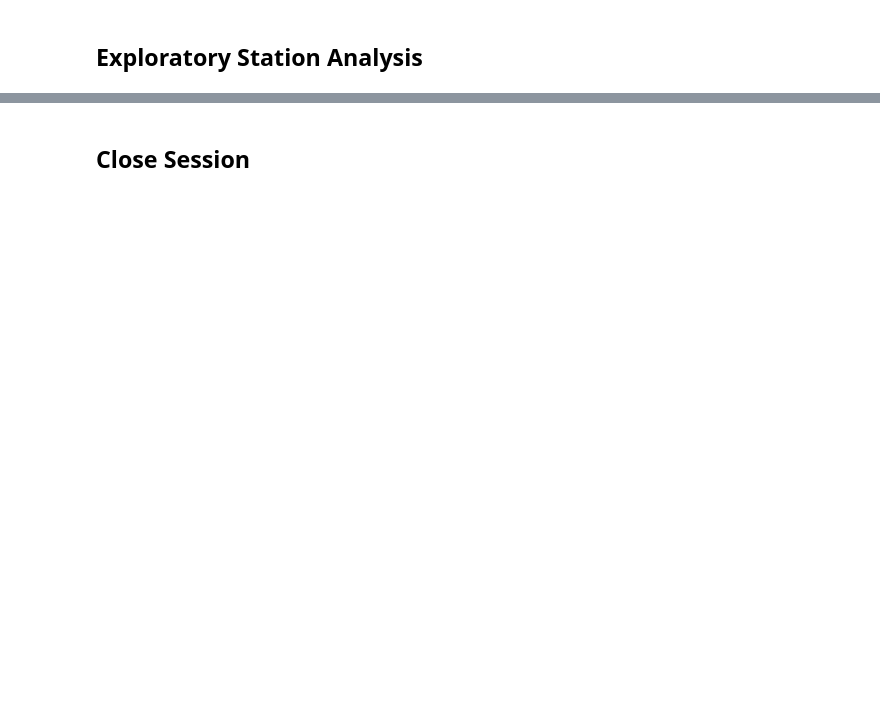
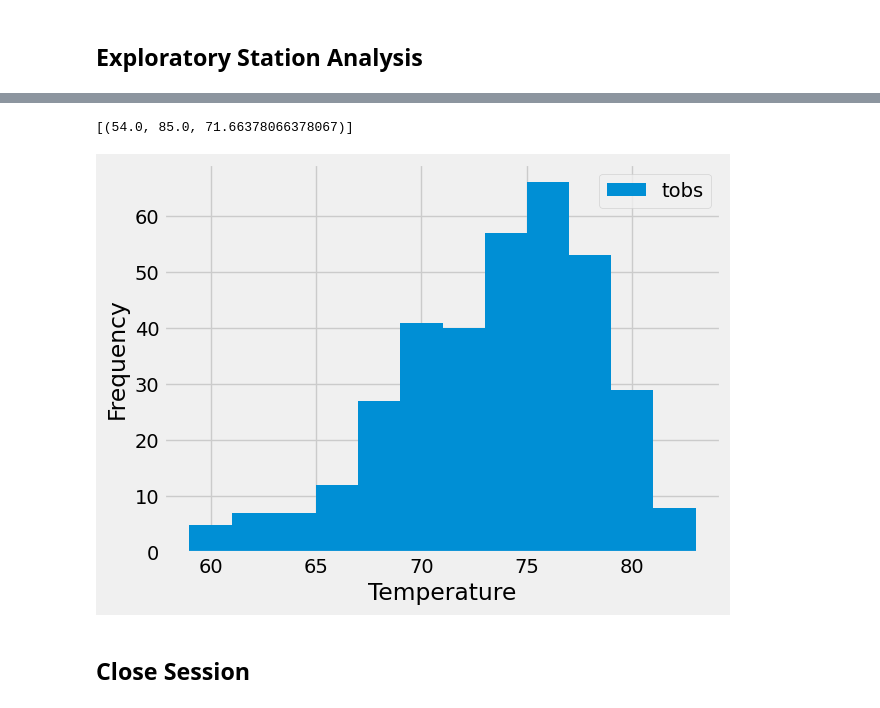
Before and after one commit to UzmaSayyeda/Climate-Analysis-with-SQLAlchemy-and-Flask, a Jupyter notebook: SurfsUp/Starter_Code/sqlalchemy_climate.ipynb, the cells around one changed output, grey strips where cells are left out. Drawn from its saved outputs; the diff is of its cells as text; code cells hidden in the pictures; blank space fills up the shorter version.

```diff
--- a/SurfsUp/Starter_Code/sqlalchemy_climate.ipynb
+++ b/SurfsUp/Starter_Code/sqlalchemy_climate.ipynb
@@ -96,8 +115,32 @@ class Hawaii(Base):
 # %%
 # Using the most active station id from the previous query, calculate the lowest, highest, and average temperature.
+
+max_min_avg=session.query(func.min(Measurement.tobs),
+                          func.max(Measurement.tobs),
+                          func.avg(Measurement.tobs)).filter(Measurement.station == "USC00519281").all()
+max_min_avg
+# %% [output]
+[(54.0, 85.0, 71.66378066378067)]
 # %%
 # Using the most active station id
 # Query the last 12 months of temperature observation data for this station and plot the results as a histogram
+
+previous_year = dt.date(2017,8,23) - dt.timedelta(days=365)
+results=session.query(Measurement.tobs).\
+    filter(Measurement.station == "USC00519281").\
+    filter(Measurement.date>=previous_year).all()
+
+df02=pd.DataFrame(results)
+df02.plot(kind="hist",
+          bins=12,
+          xlabel="Temperature",
+          ylabel="Frequency"
+         )
+
+
+plt.show()
+# %% [output]
+[figure, added]
 # %% [markdown]
 ## Close Session
 # %%
```
Also changed, not shown: parts of 15 cells of this notebook.
